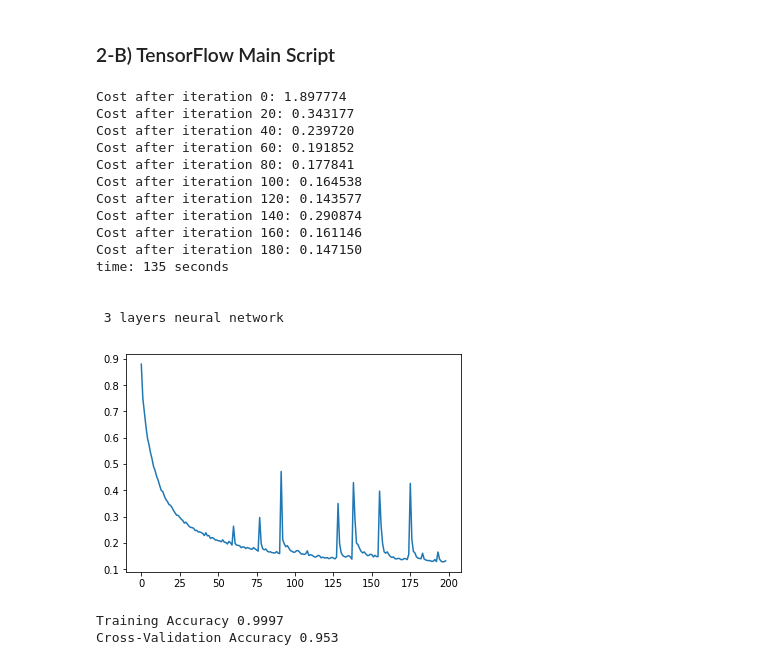
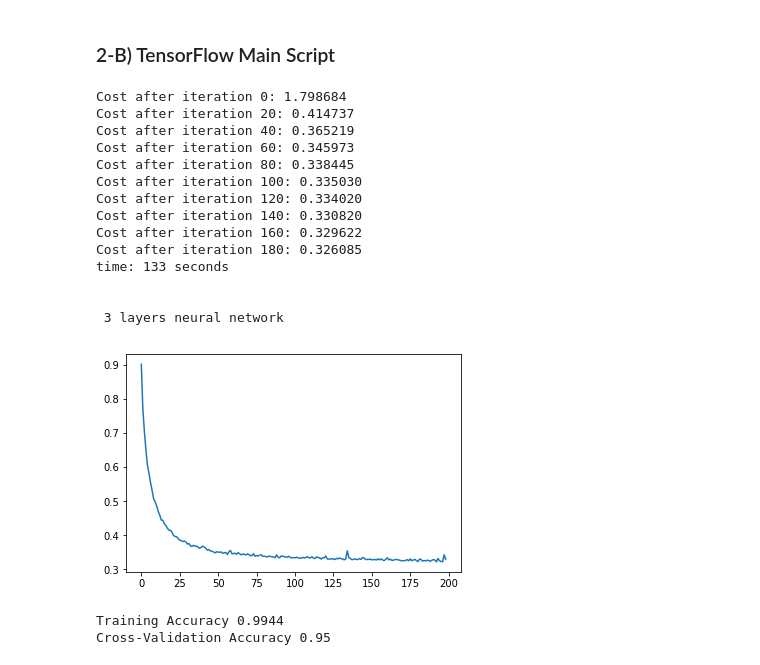
Before and after one commit to Bertoni9/MNIST-Project, a Jupyter notebook: notebook.ipynb, the cells around one changed output. Cells and saved outputs as stored; diff of their text form; code cells hidden in the pictures.

```diff
--- a/notebook.ipynb
+++ b/notebook.ipynb
@@ -326,7 +327,7 @@ L2 = 20
 hidden_layers = [L1, L2]
 
 # C) Hyperparameters selection
-alpha = 0.1
+alpha = 0.15
 n_epochs = 200
 mb_size = 128
 lambd = 0.2 #regularization parameter
@@ -465,18 +466,17 @@ def tf_forward_prop(X, params):
             Z = tf.add(tf.matmul(params['W'+str(l)], A_prev), params['b'+str(l)])
     return Z
 
-def tf_compute_cost(Z,Y, params, lambd, m):
+def tf_compute_cost(Z,Y, params, lambd):
     L = len(params) // 2
     Z = tf.transpose(Z)
     Y = tf.transpose(Y) #To compute cost I need batch size a first dimension
     cost = tf.reduce_mean(tf.nn.softmax_cross_entropy_with_logits_v2(
             logits = Z, labels = Y, name = 'Cost'))
 
-    m = tf.cast(tf.shape(Y)[0],tf.float32)# it can output only int32 or int64 but tf needs float32
+    m = tf.cast(tf.shape(Y)[0],tf.float32)# it can output only int32 or int64 but tf needs float64
 
-    for l in range(1, L):
-        cost = tf.add(cost, lambd/m * (tf.nn.l2_loss(params["W" + str(l)])))
-
+    for l in range(1,L+1):
+        cost = tf.add(cost, lambd/(m) * (tf.nn.l2_loss(params["W" + str(l)])))
     return cost
 # %% [markdown]
 ### 2-B) TensorFlow Main Script
@@ -501,7 +501,7 @@ params = tf_initialize_parameters(nx, hidden_layers, ny)
 Z3 = tf_forward_prop(X, params)
 
 #Cost Function
-cost = tf_compute_cost(Z3, Y, params, lambd, m)
+cost = tf_compute_cost(Z3, Y, params, lambd)
 
 #Optimizer choice
 optimizer = tf.train.GradientDescentOptimizer(learning_rate = alpha).minimize(cost)
@@ -518,44 +518,44 @@ with tf.Session().as_default() as sess:
         minibatches = random_mini_batches(X_train, Y_train, num_minibatches)
 
         for mb in minibatches:
             (mb_X, mb_Y) = mb
             _, mb_cost = sess.run([optimizer, cost], feed_dict = {X:mb_X, Y:mb_Y})
 
             epoch_cost += mb_cost/num_minibatches
 
         if epoch % (n_epochs//10) == 0:
             print("Cost after iteration %i: %f" %(epoch, epoch_cost))
         costs.append(epoch_cost)
 
 end = time.time()
 print("time: " + str(int(end-start))+" seconds \n")
 print("\n %i layers neural network" %(len(hidden_layers)+1))
 plt.figure(2)
 plt.plot(np.squeeze(costs[1:]))
 plt.show()
 
 with sess.as_default():
     correct_prediction =  tf.equal(tf.argmax(Z3), tf.argmax(Y))
     accuracy = tf.reduce_mean(tf.cast(correct_prediction, "float"))
     print("Training Accuracy", accuracy.eval({X:X_train, Y:Y_train}))
     print("Cross-Validation Accuracy", accuracy.eval({X:X_val, Y:Y_val}))
 
     trained_params = sess.run(params) #it returns numpy array
 # %% [output]
-Cost after iteration 0: 1.897774
-Cost after iteration 20: 0.343177
-Cost after iteration 40: 0.239720
-Cost after iteration 60: 0.191852
-Cost after iteration 80: 0.177841
-Cost after iteration 100: 0.164538
-Cost after iteration 120: 0.143577
-Cost after iteration 140: 0.290874
-Cost after iteration 160: 0.161146
-Cost after iteration 180: 0.147150
-time: 135 seconds
+Cost after iteration 0: 1.798684
+Cost after iteration 20: 0.414737
+Cost after iteration 40: 0.365219
+Cost after iteration 60: 0.345973
+Cost after iteration 80: 0.338445
+Cost after iteration 100: 0.335030
+Cost after iteration 120: 0.334020
+Cost after iteration 140: 0.330820
+Cost after iteration 160: 0.329622
+Cost after iteration 180: 0.326085
+time: 133 seconds
 
 
  3 layers neural network
-[figure, old version]
+[figure, new version]
-Training Accuracy 0.9997
-Cross-Validation Accuracy 0.953
+Training Accuracy 0.9944
+Cross-Validation Accuracy 0.95
```
Also changed, not shown: parts of 2 cells of this notebook, 1 other file.
